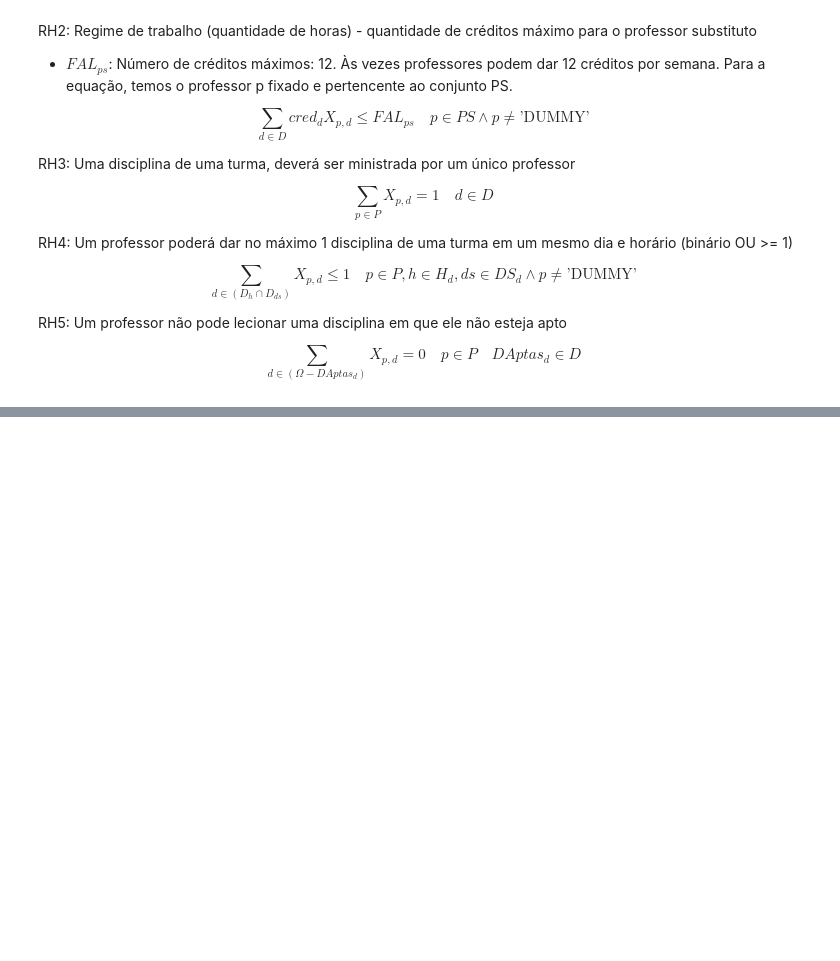
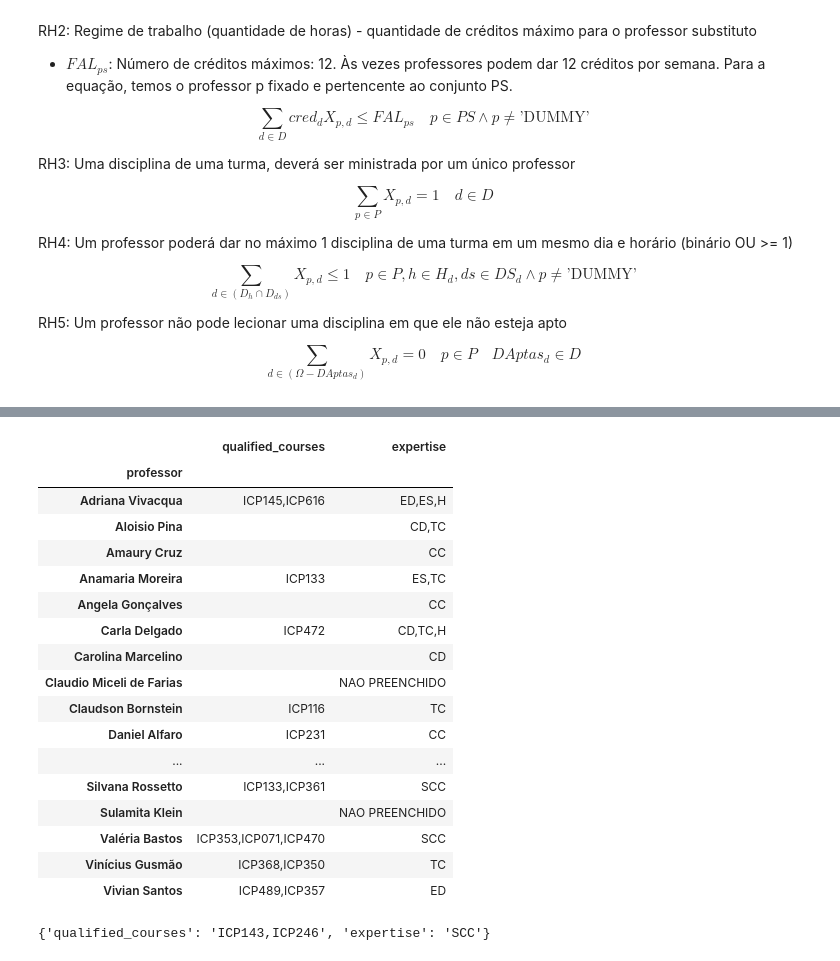
Before and after one commit to gabriellydeandrade/course_timetabling, a Jupyter notebook: course_timetabling/course_timetabling.ipynb, the cells around one changed output, grey strips where cells are left out. Cells and saved outputs as stored; diff of their text form; code cells hidden in the pictures; blank space fills up the shorter version.

```diff
--- a/course_timetabling/course_timetabling.ipynb
+++ b/course_timetabling/course_timetabling.ipynb
@@ -141,0 +248,27 @@ $$
+# %%
+categorias = ["PS", "EX", "AP"]
+professores_permanentes = df.loc[(df["Alocar"] == "TRUE") & (~df["Categoria"].isin(categorias))].filter(["Nome curto", "Disciplinas aptas", "Área de conhecimento"])
+professores_permanentes.rename(columns={"Nome curto": "professor", "Disciplinas aptas": "qualified_courses", "Área de conhecimento": "expertise"}, inplace=True)
+
+# index(["nome", "disciplinas", "areas"])
+professores_permanentes.set_index("professor", inplace=True)
+professores_permanentes
+# %% [output]
+|  | qualified_courses | expertise |
+| professor |  |  |
+| Adriana Vivacqua | ICP145,ICP616 | ED,ES,H |
+| Aloisio Pina |  | CD,TC |
+| Amaury Cruz |  | CC |
+| Anamaria Moreira | ICP133 | ES,TC |
+| Angela Gonçalves |  | CC |
+| Carla Delgado | ICP472 | CD,TC,H |
+| Carolina Marcelino |  | CD |
+| Claudio Miceli de Farias |  | NAO PREENCHIDO |
+| Claudson Bornstein | ICP116 | TC |
+| Daniel Alfaro | ICP231 | CC |
+| ... | ... | ... |
+| Silvana Rossetto | ICP133,ICP361 | SCC |
+| Sulamita Klein |  | NAO PREENCHIDO |
+| Valéria Bastos | ICP353,ICP071,ICP470 | SCC |
+| Vinícius Gusmão | ICP368,ICP350 | TC |
+| Vivian Santos | ICP489,ICP357 | ED |
@@ -141,0 +277,4 @@ $$
+# %%
+professores_permanentes["Gabriel Pereira"]
+# %% [output]
+{'qualified_courses': 'ICP143,ICP246', 'expertise': 'SCC'}
```
Also changed, not shown: parts of 6 cells of this notebook, 6 other files.
